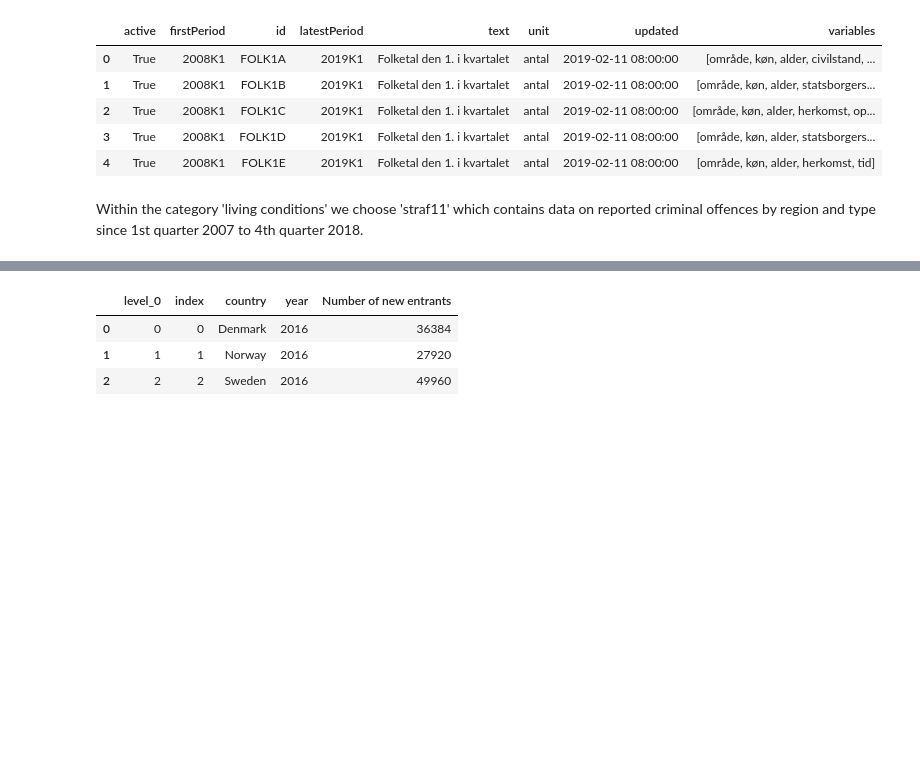
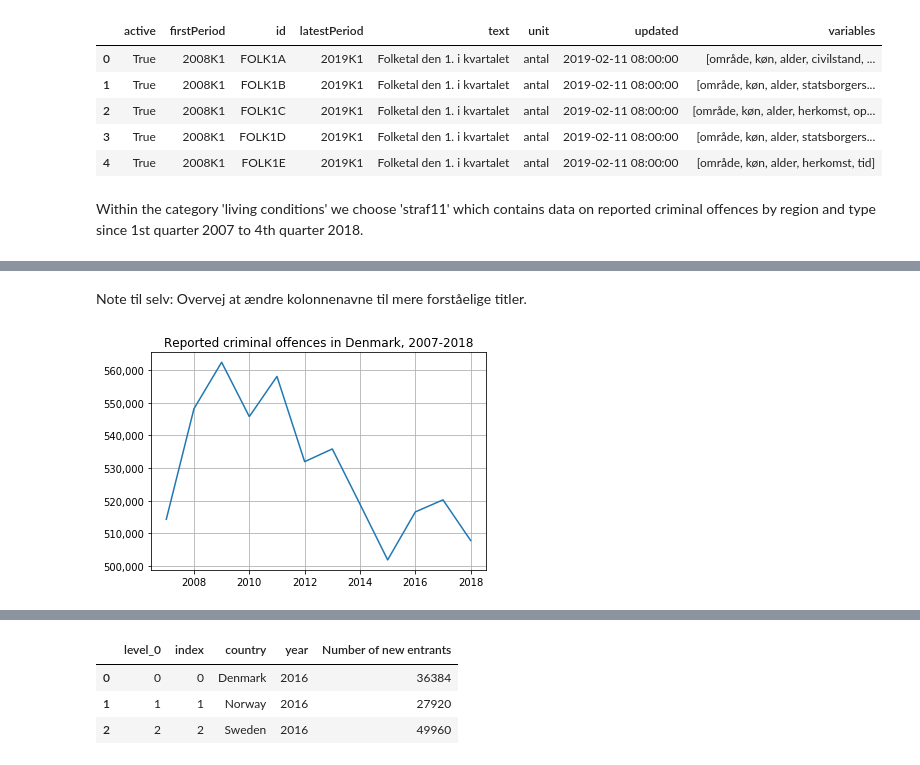
Before and after one commit to NumEconCopenhagen/projects-2019-cl, a Jupyter notebook: dataproject/dataproject/Assignment.ipynb, the cells around one changed output, grey strips where cells are left out. Drawn from its saved outputs; the diff is of its cells as text; code cells hidden in the pictures; blank space fills up the shorter version.

```diff
--- a/dataproject/dataproject/Assignment.ipynb
+++ b/dataproject/dataproject/Assignment.ipynb
@@ -53,7 +54,8 @@ From the table above we note that the dataset contains 121.167 observations on r
 # %%
-crime_api = Dst.get_data(table_id = 'straf11',
+crime_api = Dst.get_data(table_id = 'straf22',
                          variables={'OMRÅDE':['*'],
-                                    'OVERTRÆDELSENS ART':['*'],
-                                    'KVARTAL':['*']})
+                                    'OVERTRÆD':['*'],
+                                    'ANMSIGT':['*'],
+                                    'TID':['*']})
 # %%
 type(crime_api)
@@ -59,0 +80,8 @@ type(crime_api)
+# %%
+crime_land = crime_api.loc[(crime_api['OMRÅDE'] == 'Hele landet') &
+               (crime_api['OVERTRÆD'] == 'Overtrædelsens art i alt') &
+              (crime_api['ANMSIGT'] == 'Anmeldt'),:]
+
+crime_land_sort = crime_land.sort_values(by='TID',ascending=True)
+
+crime_land_sort.head(12)
@@ -59,0 +102,16 @@ type(crime_api)
+# %% [markdown]
+Note til selv: Overvej at ændre kolonnenavne til mere forståelige titler.
+# %%
+fig = plt.figure()
+ax = fig.add_subplot(1,1,1)
+x = crime_land_sort['TID']
+y = crime_land_sort['INDHOLD']
+
+ax.plot(x,y)
+ax.grid(True)
+ax.set_title('Reported criminal offences in Denmark, 2007-2018')
+ax.get_yaxis().set_major_formatter(plt.FuncFormatter(lambda x, loc: "{:,}".format(int(x))))
+
+#ax.hist(y,bins=100,density=True,histtype='stepfilled')
+# %% [output]
+[figure, added]
```
Also changed, not shown: parts of 19 cells of this notebook.
